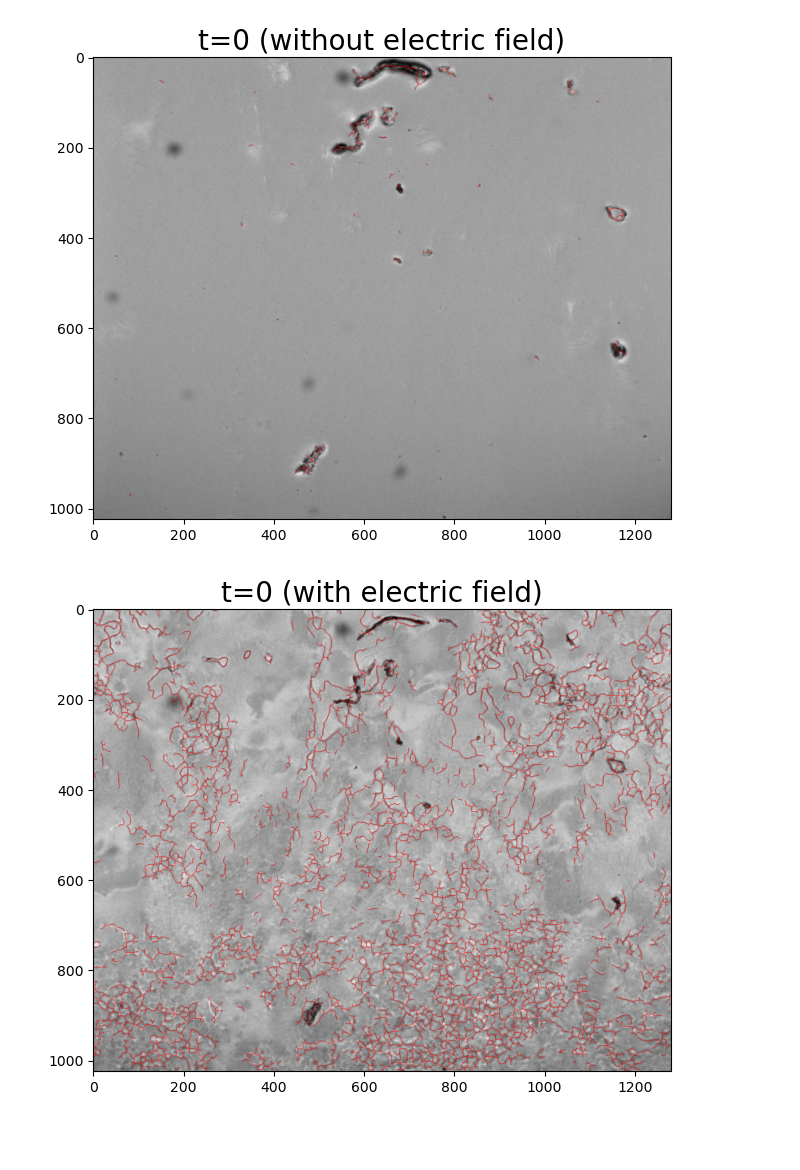
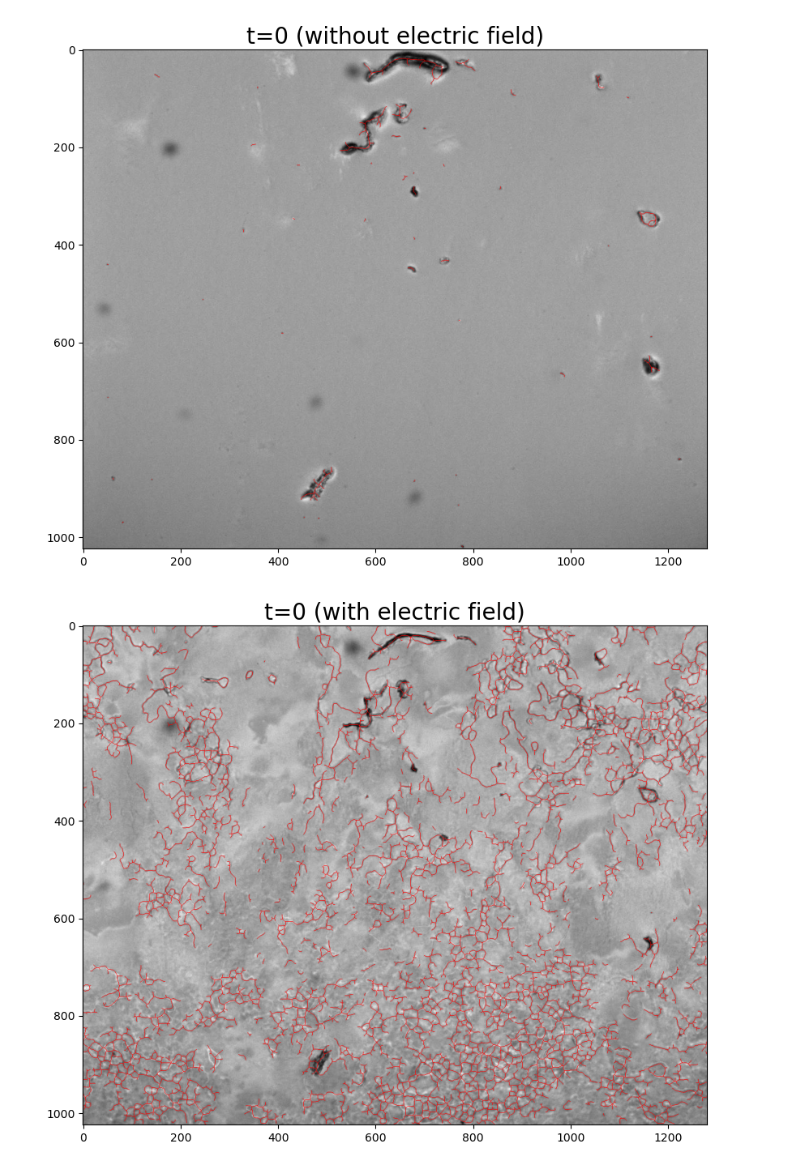
Before and after one commit to mandal-anik10/SLP-CosmoWithLCs, a Jupyter notebook: notebooks/evol_strings.ipynb, the cells around one changed output. Cells and saved outputs as stored; diff of their text form; code cells hidden in the pictures; blank space fills up the shorter version.

```diff
--- a/notebooks/evol_strings.ipynb
+++ b/notebooks/evol_strings.ipynb
@@ -21,31 +21,32 @@ img0_rgb = np.dstack([img0_norm, img0_norm, img0_norm])
 overlay0 = img0_rgb.copy()
 overlay0[skeleton0] = [1.0, 0.0, 0.0]
 
-fig = plt.figure(figsize=(12,6))
+fig = plt.figure(figsize=(10,8))
+plt.tight_layout()
 
 plt.imshow(overlay0)
 plt.title('t=0 (without electric field)')
 plt.savefig('../figs/60V_dyn_0.png')
 # %% [output]
-[figure, old version]
+[figure, new version]
 # %%
 img1 = io.imread('../exp-data/20251004/60V_10X/1.23 s.tif', as_gray=True)
 S_len1, sk1  = framework(img1, skleton_img=True)
 # %%
 skeleton1 = sk1.astype(bool)
 img1_norm = (img1 - img1.min()) / (img1.max() - img1.min())
 
 img1_rgb = np.dstack([img1_norm, img1_norm, img1_norm])
 overlay1 = img1_rgb.copy()
 overlay1[skeleton1] = [1.0, 0.0, 0.0]
 
-fig = plt.figure(figsize=(12,6))
+fig = plt.figure(figsize=(10,8))
 
 plt.imshow(overlay1)
 plt.title('t=0 (with electric field)')
 plt.savefig('../figs/60V_dyn_0e.png')
 # %% [output]
-[figure, old version]
+[figure, new version]
 # %%
 img2 = io.imread('../exp-data/20251004/60V_10X/1.73 s.tif', as_gray=True)
 S_len2, sk2  = framework(img2, skleton_img=True)
```
Also changed, not shown: parts of 2 cells of this notebook, 6 other files.
